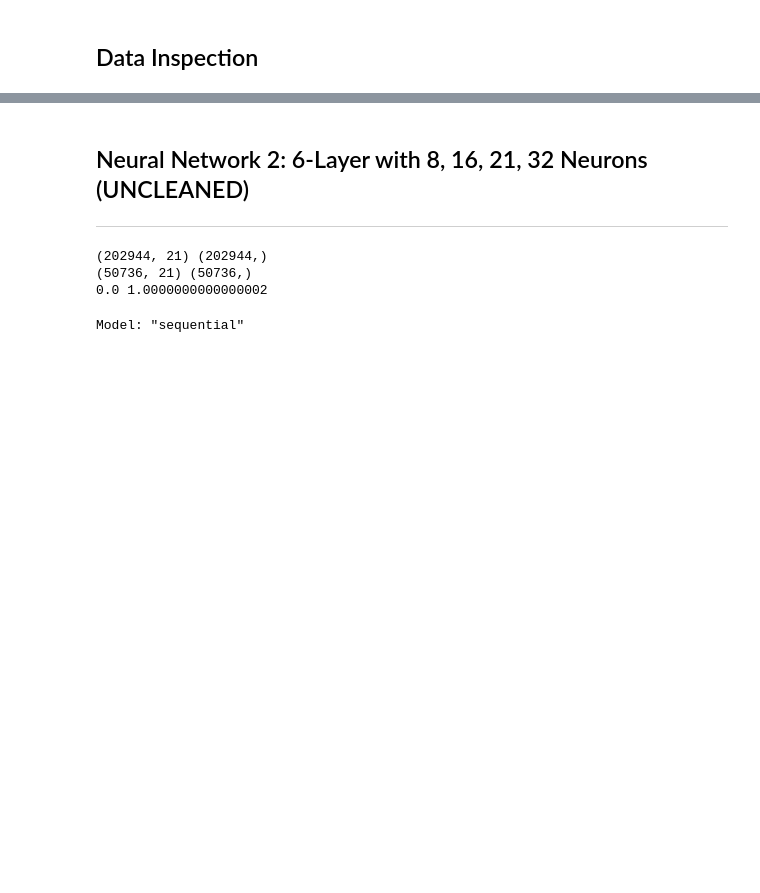
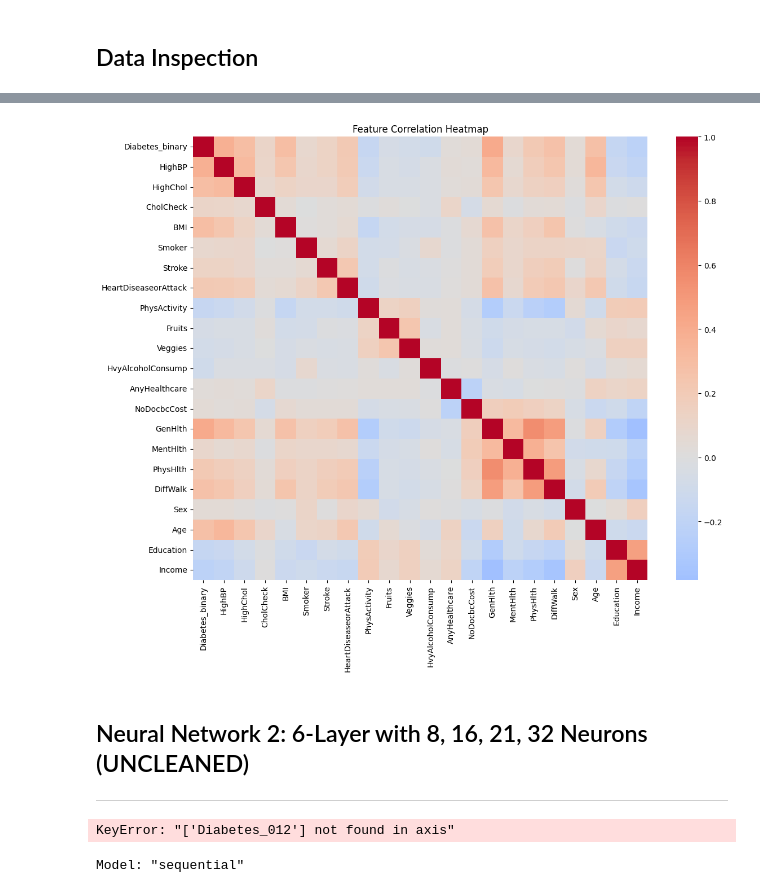
Before and after one commit to LJMurphyy/diabetes-risk-predictor, a Jupyter notebook: ljmurphy.ipynb, the cells around one changed output, grey strips where cells are left out. Saved outputs shown, nothing was run; the diff lists cells and outputs as text; code cells hidden in the pictures; blank space fills up the shorter version.

```diff
--- a/ljmurphy.ipynb
+++ b/ljmurphy.ipynb
@@ -69,0 +29,18 @@
+# %%
+# Cell 1 – Imports and load
+import pandas as pd
+import matplotlib.pyplot as plt
+
+# adjust the path if needed
+df = pd.read_csv('diabetes_binary_5050split_health_indicators_BRFSS2015.csv')
+# %%
+# Cell 2
+# Quick peek at the data
+df.head()
+
+# Descriptive statistics
+df.describe()
+
+# Compute correlation matrix
+corr = df.corr()
+corr
@@ -70,3 +66,21 @@
+# %%
+# Cell 5 – Heatmap of the correlations
+import seaborn as sns
+
+plt.figure(figsize=(12,10))
+sns.heatmap(
+    corr,
+    annot=False,
+    cmap='coolwarm',
+    center=0,
+    xticklabels=corr.columns,
+    yticklabels=corr.columns
+)
+plt.title("Feature Correlation Heatmap")
+plt.tight_layout()
+plt.show()
+# %% [output]
+[figure, added]
 # %% [markdown]
 ## Neural Network 2: 6-Layer with 8, 16, 21, 32 Neurons (UNCLEANED)
 
@@ -103,35 +88,4 @@ def make_model(units):
 # %%
-# Cell 1: Load & Normalize the Data
-import pandas as pd
-from sklearn.model_selection import train_test_split
-from sklearn.preprocessing import MinMaxScaler
-
-# 1. Load the Kaggle CSV (adjust path as needed)
-df = pd.read_csv('diabetes_012_health_indicators_BRFSS2015.csv')
-
-# 2. Split into features (X) and target (y)
-X = df.drop('Diabetes_012', axis=1).values
-y = df['Diabetes_012'].values
-
-# 3. Train/test split (stratify to keep class proportions)
-X_train, X_test, y_train, y_test = train_test_split(
-    X, y,
-    test_size=0.2,
-    random_state=42,
-    stratify=y
-)
-
-# 4. Apply Min–Max normalization so all features lie in [0,1]
-scaler = MinMaxScaler()
-X_train_norm = scaler.fit_transform(X_train)
-X_test_norm  = scaler.transform(X_test)
-
-# Now X_train_norm and X_test_norm are ready for your network.
-print(X_train_norm.shape, y_train.shape)  # should be (202944, 21), (202944,)
-print(X_test_norm.shape,  y_test.shape)   # should be (50736, 21), (50736,)
-print(X_train_norm.min(), X_train_norm.max())  # should be 0.0, 1.0
 # %% [output]
-(202944, 21) (202944,)
-(50736, 21) (50736,)
-0.0 1.0000000000000002
+KeyError: "['Diabetes_012'] not found in axis"
 # %%
```
Also changed, not shown: parts of 21 cells of this notebook.
